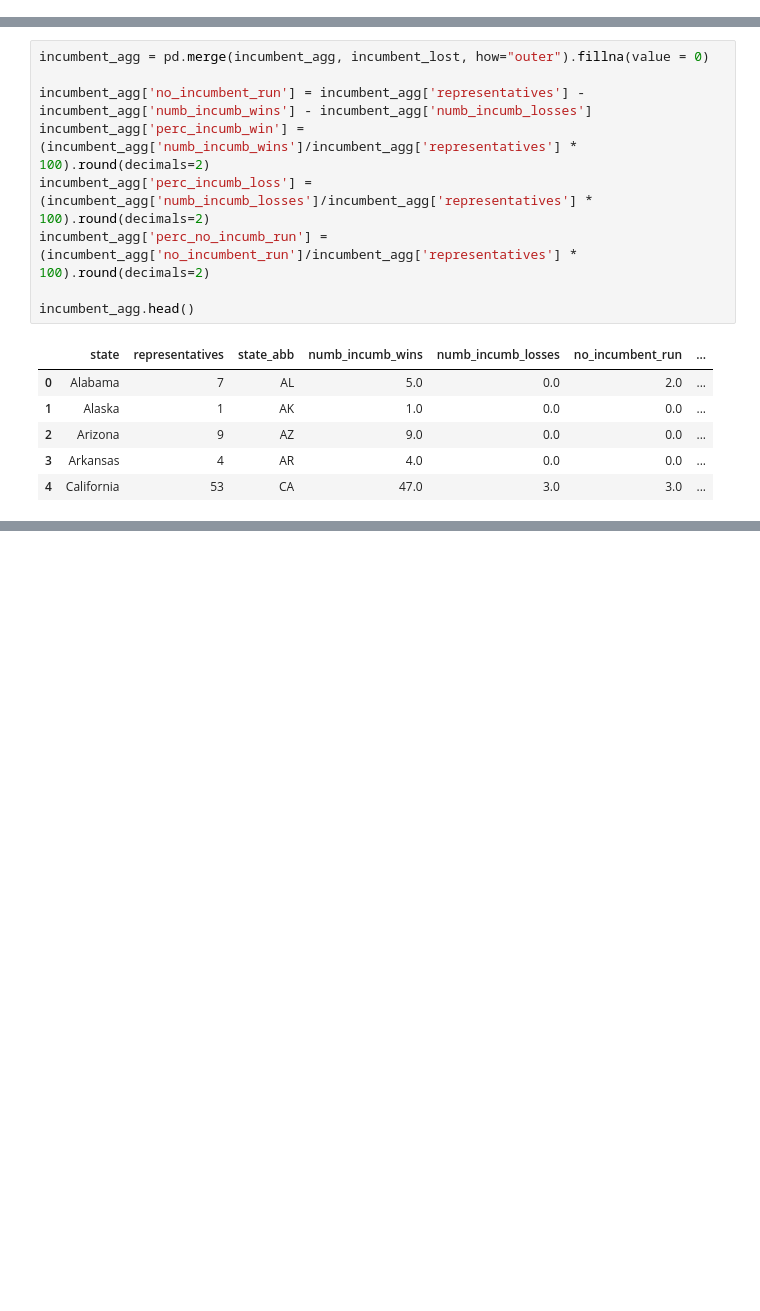
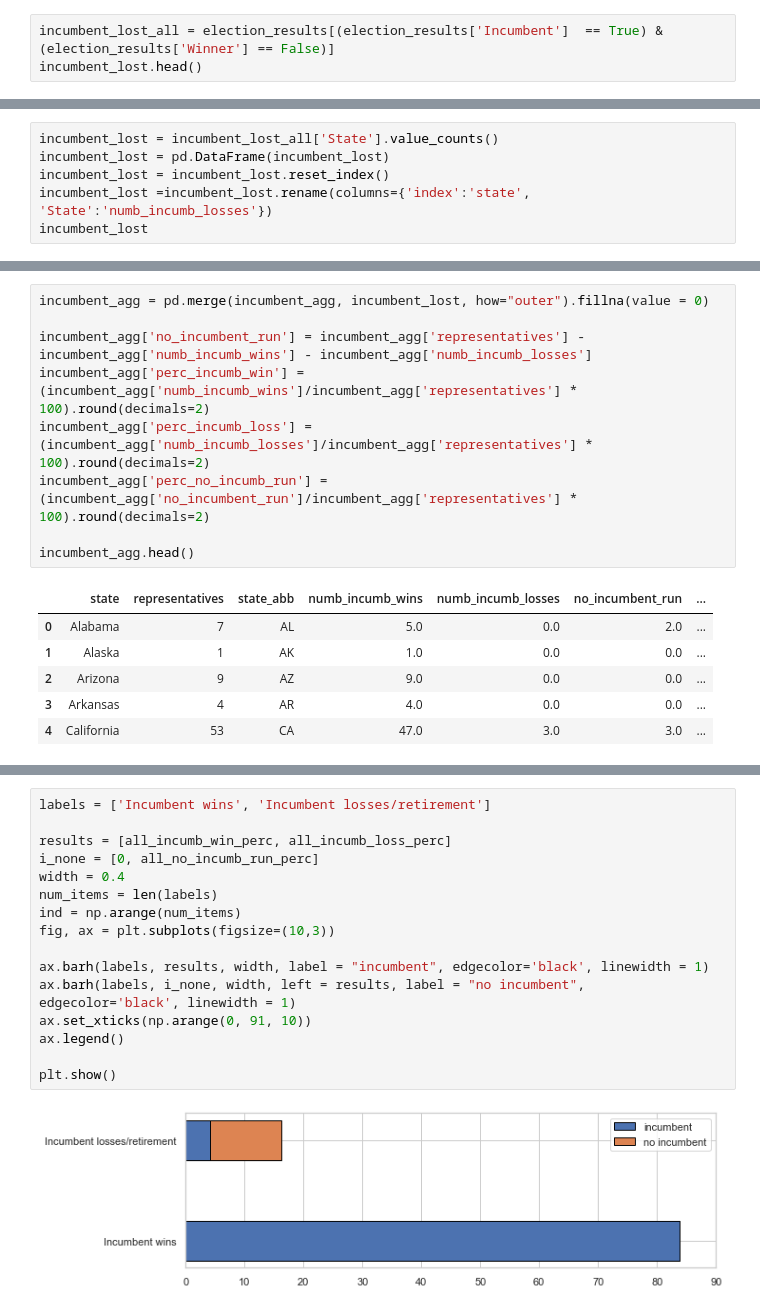
Before and after one commit to nss-data-science-cohort-5/webscraping_open_secrets-silver-ish-sharks, a Jupyter notebook: notebooks/Analyses_Conrad.ipynb, the cells around one changed output, grey strips where cells are left out. Drawn from its saved outputs; the diff is of its cells as text; blank space fills up the shorter version.

Commit message:
Got analyses figured out for last two given questions

```diff
--- a/notebooks/Analyses_Conrad.ipynb
+++ b/notebooks/Analyses_Conrad.ipynb
@@ -139,0 +112,3 @@ incumbent_lost
+# %%
+incumbent_lost_all = election_results[(election_results['Incumbent']  == True) & (election_results['Winner'] == False)]
+incumbent_lost.head()
@@ -139,0 +122,6 @@ incumbent_lost
+# %%
+incumbent_lost = incumbent_lost_all['State'].value_counts()
+incumbent_lost = pd.DataFrame(incumbent_lost)
+incumbent_lost = incumbent_lost.reset_index()
+incumbent_lost =incumbent_lost.rename(columns={'index':'state', 'State':'numb_incumb_losses'})
+incumbent_lost
@@ -187,0 +170,18 @@ fig = px.sunburst(val)
+# %%
+labels = ['Incumbent wins', 'Incumbent losses/retirement']
+
+results = [all_incumb_win_perc, all_incumb_loss_perc]
+i_none = [0, all_no_incumb_run_perc]
+width = 0.4
+num_items = len(labels)
+ind = np.arange(num_items)
+fig, ax = plt.subplots(figsize=(10,3))
+
+ax.barh(labels, results, width, label = "incumbent", edgecolor='black', linewidth = 1)
+ax.barh(labels, i_none, width, left = results, label = "no incumbent", edgecolor='black', linewidth = 1)
+ax.set_xticks(np.arange(0, 91, 10))
+ax.legend()
+
+plt.show()
+# %% [output]
+[figure, added]
```
Also changed, not shown: parts of 16 cells of this notebook.
